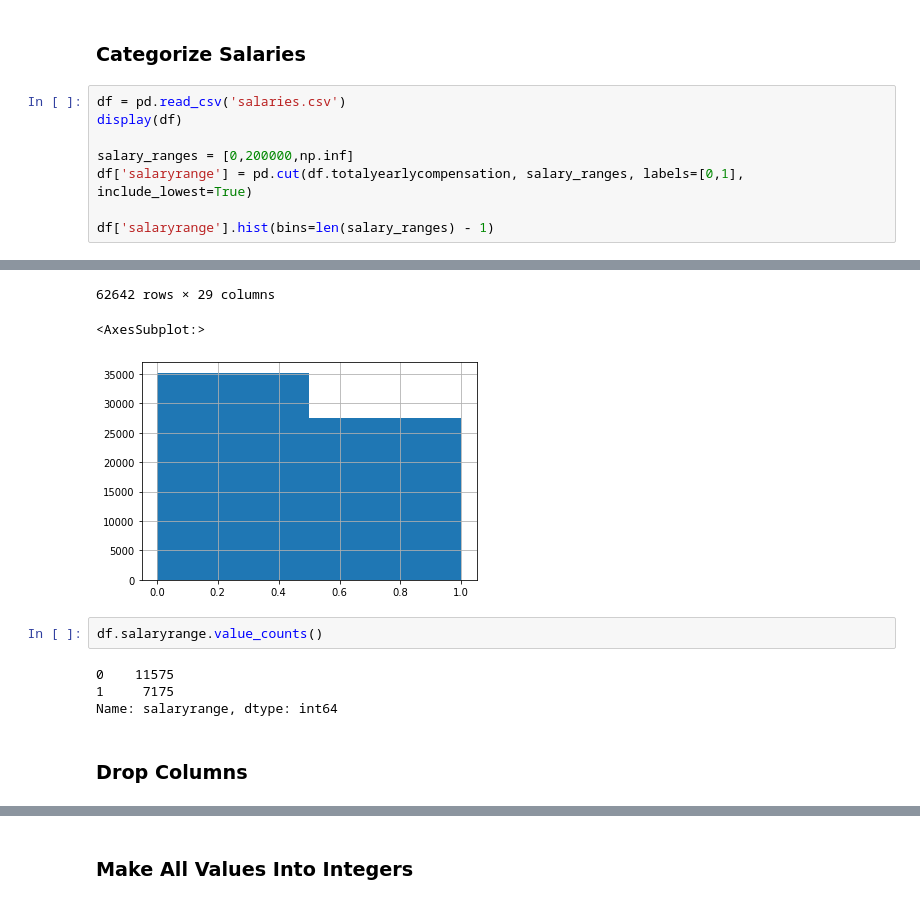
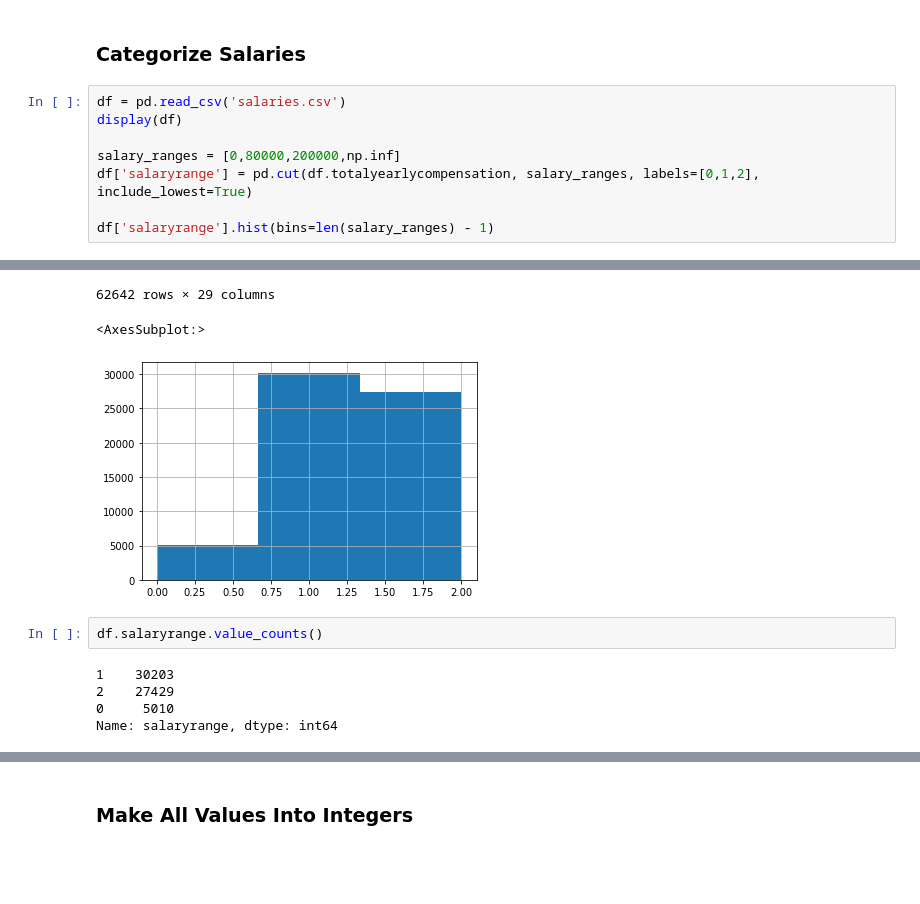
Before and after one commit to hryoma/cis523-final-project, a Jupyter notebook: df-sgd-salaries.ipynb, the cells around one changed output, grey strips where cells are left out. Saved outputs shown, nothing was run; the diff lists cells and outputs as text; blank space fills up the shorter version.

```diff
--- a/df-sgd-salaries.ipynb
+++ b/df-sgd-salaries.ipynb
@@ -56,32 +56,31 @@ from sklearn import preprocessing
 # %%
 df = pd.read_csv('salaries.csv')
 display(df)
 
-salary_ranges = [0,200000,np.inf]
-df['salaryrange'] = pd.cut(df.totalyearlycompensation, salary_ranges, labels=[0,1], include_lowest=True)
+salary_ranges = [0,80000,200000,np.inf]
+df['salaryrange'] = pd.cut(df.totalyearlycompensation, salary_ranges, labels=[0,1,2], include_lowest=True)
 
 df['salaryrange'].hist(bins=len(salary_ranges) - 1)
 # %% [output]
 |  | timestamp | company | level | title | totalyearlycompensation | location | yearsofexperience | ... |
 | 0 | 6/7/2017 11:33:27 | Oracle | L3 | Product Manager | 127000 | Redwood City, CA | 1.5 | ... |
 | 1 | 6/10/2017 17:11:29 | eBay | SE 2 | Software Engineer | 100000 | San Francisco, CA | 5.0 | ... |
 | 2 | 6/11/2017 14:53:57 | Amazon | L7 | Product Manager | 310000 | Seattle, WA | 8.0 | ... |
 | 3 | 6/17/2017 0:23:14 | Apple | M1 | Software Engineering Manager | 372000 | Sunnyvale, CA | 7.0 | ... |
 | 4 | 6/20/2017 10:58:51 | Microsoft | 60 | Software Engineer | 157000 | Mountain View, CA | 5.0 | ... |
 | ... | ... | ... | ... | ... | ... | ... | ... | ... |
 | 62637 | 9/9/2018 11:52:32 | Google | T4 | Software Engineer | 327000 | Seattle, WA | 10.0 | ... |
 | 62638 | 9/13/2018 8:23:32 | Microsoft | 62 | Software Engineer | 237000 | Redmond, WA | 2.0 | ... |
 | 62639 | 9/13/2018 14:35:59 | MSFT | 63 | Software Engineer | 220000 | Seattle, WA | 14.0 | ... |
 | 62640 | 9/16/2018 16:10:35 | Salesforce | Lead MTS | Software Engineer | 280000 | San Francisco, CA | 8.0 | ... |
 | 62641 | 1/29/2019 5:12:59 | apple | ict3 | Software Engineer | 200000 | Sunnyvale, CA | 0.0 | ... |
 62642 rows × 29 columns
 <AxesSubplot:>
-[figure, old version]
+[figure, new version]
 # %%
 df.salaryrange.value_counts()
 # %% [output]
-0    11575
-1     7175
+1    30203
+2    27429
+0     5010
 Name: salaryrange, dtype: int64
-# %% [markdown]
-### Drop Columns
```
Also changed, not shown: parts of 10 cells of this notebook.
